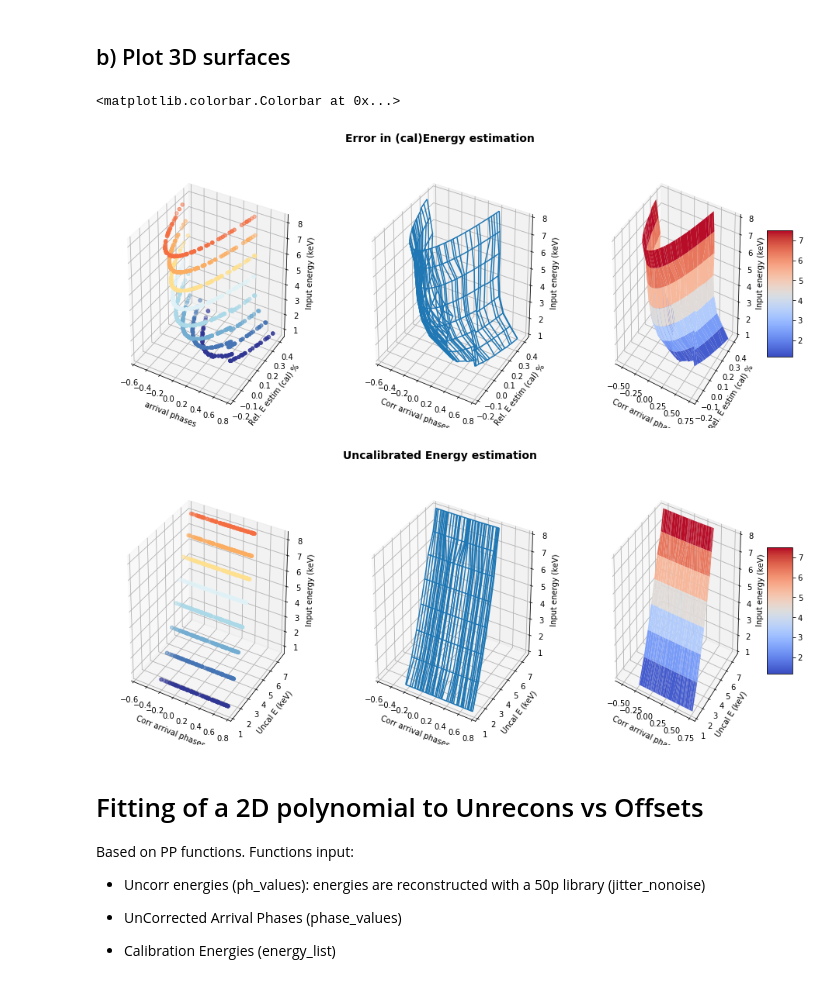
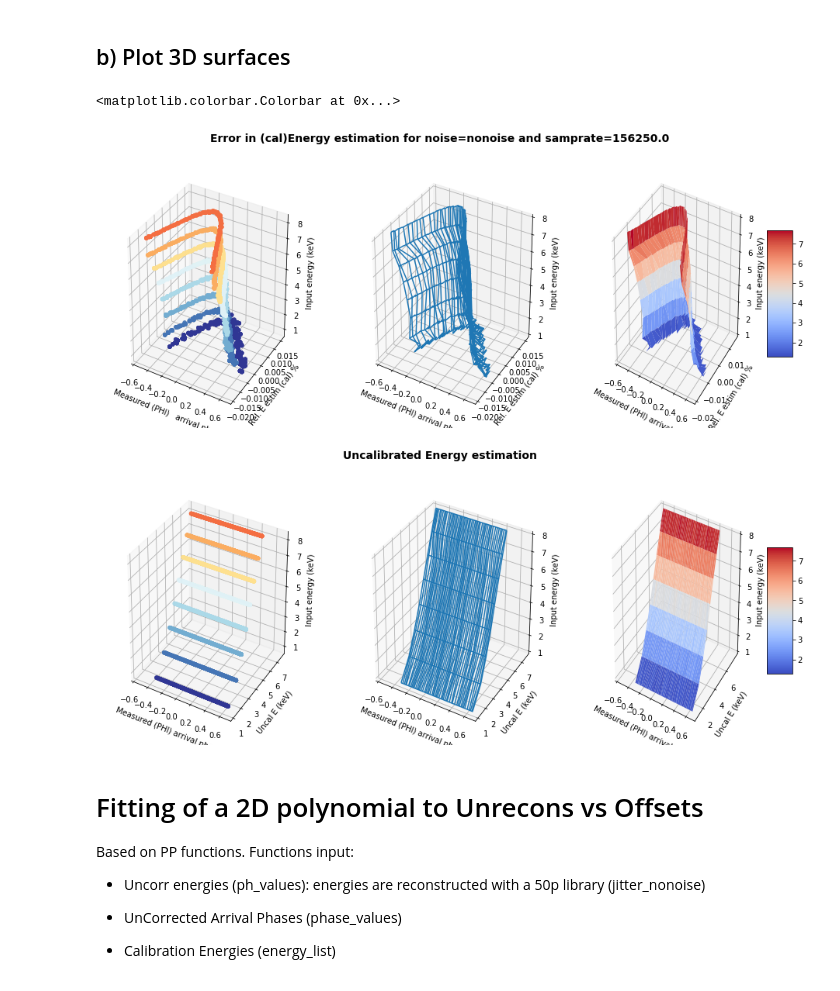
Before and after one commit to mtceballos/SIRENAcode, a Jupyter notebook: ERESOL/jitterStudy.ipynb, the cells around one changed output. Saved outputs shown, nothing was run; the diff lists cells and outputs as text; code cells hidden in the pictures.

```diff
--- a/ERESOL/jitterStudy.ipynb
+++ b/ERESOL/jitterStudy.ipynb
@@ -120,6 +116,7 @@ def recentre_offset(arrPhaseInit, Ymag, arrmethod, bbfb):
 # %%
 def tsdf(commToRun,tesF):
     """
+    Function to be used by python 'pool' for large simulations
     Run simulation command for individual file and depurate tessim file
     :param commToRun : command to run tessim simulation
     :param tesF: simulation file (to remove last/first row)
@@ -495,20 +489,20 @@ PIXIMPACT/0 files created
 # %%
 run = 0
 # 2) Create tessimfile nonoise, jitter, stoch, bbfb
-# ==========================================================
-# Create individual commands for each simulation
+# ===========================================================================
+# Create individual commands for each simulation and use 'pool' for multicore
 comms = []
-for i in range(0,len(eners_keV)):
-    streamFile = "events_" + str(eners_keV[i]) + ".stream"
-    command = ("tessim PixID=1 PixImpList=" + impFs[i] + " Streamfile=" + tesFs[i] +
-               " tstart=0. tstop=" + str(expos) +  " clobber=yes" +
-               " triggerSize=" + str(triggerSizeTS) + " preBuffer=1000 " +
-               " triggertype='diff:3:20:" + str(triggerTS3val) + "'" +
-               " sample_rate=" + str(samprate) + " PixType=" + pixtype +
-               " doCrosstalk=n simnoise=" + simnoise + stochastic + dobbfb)
-    comms.append(command)
+if run:
+    for i in range(0,len(eners_keV)):
+        streamFile = "events_" + str(eners_keV[i]) + ".stream"
+        command = ("tessim PixID=1 PixImpList=" + impFs[i] + " Streamfile=" + tesFs[i] +
+                   " tstart=0. tstop=" + str(expos) +  " clobber=yes" +
+                   " triggerSize=" + str(triggerSizeTS) + " preBuffer=1000 " +
+                   " triggertype='diff:3:20:" + str(triggerTS3val) + "'" +
+                   " sample_rate=" + str(samprate) + " PixType=" + pixtype +
+                   " doCrosstalk=n simnoise=n" + stochastic + dobbfb)
+        comms.append(command)
 
-if run:
     # optimize for multicore: run simulation in parallel
     nproc = cpu_count()
     #print("nproc=",nproc)
@@ -854,7 +885,7 @@ max(Arr1-Arr2)= 1.19856480296e-09
 # %% [markdown]
 ##  b) Plot 3D surfaces
 # %%
-npts = len(phase_values[1,])
+npts = len(PHI_values[1,])
 X = np.zeros((len(eners_keV), npts))
 Y = np.zeros((len(eners_keV), npts))
 YS = np.zeros((len(eners_keV), npts))
@@ -863,14 +894,15 @@ Z = np.zeros((len(eners_keV), npts))
 # PLOT      EcalibError  vs. offset  vs. Einput
 # ==============================================
 fig = plt.figure(figsize=(16,6))
-fig.suptitle('Error in (cal)Energy estimation', fontsize=14, fontweight='bold')
+suptitle='Error in (cal)Energy estimation for noise=' + noise + " and samprate=" + str(samprate)
+fig.suptitle(suptitle, fontsize=14, fontweight='bold')
 
 ax = fig.add_subplot(131, projection='3d')
-ax.set_xlabel('arrival phases')
+ax.set_xlabel('Measured (PHI)   arrival phases')
 ax.set_ylabel('Rel. E estim (cal) %')
 ax.set_zlabel('Input energy (keV)')
 for i in range(0,len(eners_keV)):
-    X[i,] = phasecorr_values[i,]
+    X[i,] = PHI_values[i,]
     Y[i,] = (phcorr_values[i,]-eners_keV[i])*100./eners_keV[i]
     Z[i,] = np.repeat(eners_keV[i], npts)
     #XS[i,] = np.sort(X[i,],0)
@@ -880,13 +912,13 @@ XS = np.sort(X,1)
 
 ax2 = fig.add_subplot(132, projection='3d')
 ax2.plot_wireframe(X=XS, Y=YS, Z=Z)
-ax2.set_xlabel('Corr arrival phases')
+ax2.set_xlabel('Measured (PHI) arrival phases')
 ax2.set_ylabel('Rel. E estim (cal) %')
 ax2.set_zlabel('Input energy (keV)')
 
 ax3 = fig.add_subplot(133, projection='3d')
 surf = ax3.plot_surface(X=XS, Y=YS, Z=Z, cmap=cm.coolwarm, antialiased=True)
-ax3.set_xlabel('Corr arrival phases')
+ax3.set_xlabel('Measured (PHI) arrival phases')
 ax3.set_ylabel('Rel. E estim (cal) %')
 ax3.set_zlabel('Input energy (keV)')
 fig.colorbar(surf, shrink=0.5, aspect=5)
@@ -897,7 +929,7 @@ fig = plt.figure(figsize=(16,6))
 fig.suptitle('Uncalibrated Energy estimation', fontsize=14, fontweight='bold')
 
 ax = fig.add_subplot(131, projection='3d')
-ax.set_xlabel('Corr arrival phases')
+ax.set_xlabel('Measured (PHI) arrival phases')
 ax.set_ylabel('Uncal E (keV)')
 ax.set_zlabel('Input energy (keV)')
 for i in range(0,len(eners_keV)):
@@ -908,48 +940,48 @@ XS = np.sort(X,1)
 
 ax2 = fig.add_subplot(132, projection='3d')
 ax2.plot_wireframe(X=XS, Y=YS, Z=Z)
-ax2.set_xlabel('Corr arrival phases')
+ax2.set_xlabel('Measured (PHI) arrival phases')
 ax2.set_ylabel('Uncal E (keV)')
 ax2.set_zlabel('Input energy (keV)')
 
 ax3 = fig.add_subplot(133, projection='3d')
 surf = ax3.plot_surface(X=XS, Y=YS, Z=Z, cmap=cm.coolwarm, antialiased=True)
-ax3.set_xlabel('Corr arrival phases')
+ax3.set_xlabel('Measured (PHI) arrival phases')
 ax3.set_ylabel('Uncal E (keV)')
 ax3.set_zlabel('Input energy (keV)')
 fig.colorbar(surf, shrink=0.5, aspect=5)
 
 # PLOT      Ecalib  vs. offset  vs. Einput
 # ===============================================
 #fig = plt.figure(figsize=(16,6))
 #fig.suptitle('Calibrated Energy', fontsize=14, fontweight='bold')
 #
 #ax = fig.add_subplot(131, projection='3d')
 #ax.set_xlabel('Corr arrival phases')
 #ax.set_ylabel('Calib E (keV)')
 #ax.set_zlabel('Input energy (keV)')
 #for i in range(0,len(eners_keV)):
 #    Y[i,] = phcorr_values[i,]
 #    YS[i,] = [x for _,x in sorted(zip(X[i,],Y[i,]))]
 #    ax.scatter(xs=X[i,], ys=Y[i,], zs=eners_keV[i], zdir='z', s=20, c=cols[i], depthshade=True)
 #XS = np.sort(X,1)
 #
 #ax2 = fig.add_subplot(132, projection='3d')
 #ax2.plot_wireframe(X=XS, Y=YS, Z=Z)
 #ax2.set_xlabel('Corr arrival phases')
 #ax2.set_ylabel('Calib E (keV)')
 #ax2.set_zlabel('Input energy (keV)')
 #
 #ax3 = fig.add_subplot(133, projection='3d')
 #surf = ax3.plot_surface(X=XS, Y=YS, Z=Z, cmap=cm.coolwarm, antialiased=True)
 #ax3.set_xlabel('Corr arrival phases')
 #ax3.set_ylabel('Calib E (keV)')
 #ax3.set_zlabel('Input energy (keV)')
 #fig.colorbar(surf, shrink=0.5, aspect=5)
 # %% [output]
 <matplotlib.colorbar.Colorbar at 0x...>
-[figure, old version]
+[figure, new version]
-[figure, old version]
+[figure, new version]
 # %% [markdown]
 # Fitting of a 2D polynomial to Unrecons vs Offsets
 
```
Also changed, not shown: parts of 25 cells of this notebook.
